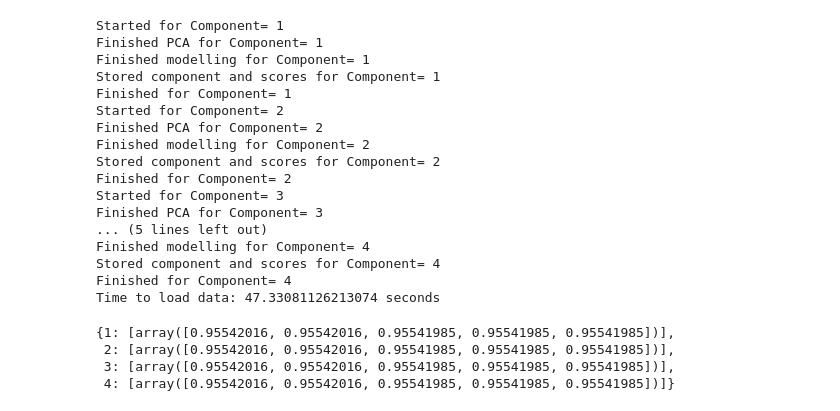
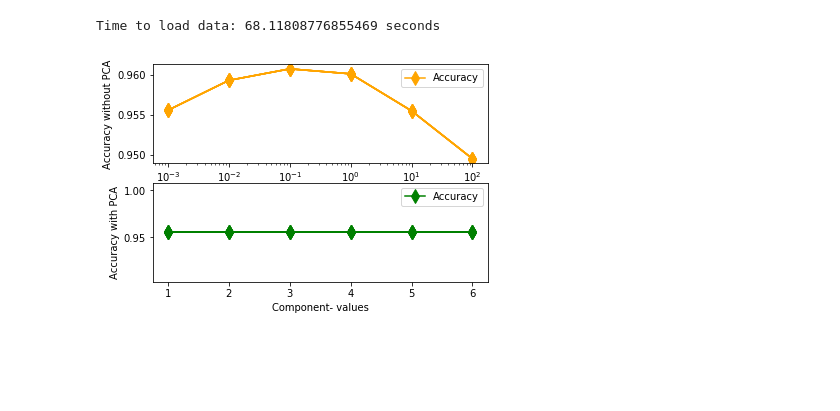
Before and after one commit to anuradhaboche/yelp-dataset-analysis, a Jupyter notebook: yelp_machine_learning.ipynb, the cells around one changed output. Saved outputs shown, nothing was run; the diff lists cells and outputs as text; code cells hidden in the pictures; blank space fills up the shorter version.

```diff
--- a/yelp_machine_learning.ipynb
+++ b/yelp_machine_learning.ipynb
@@ -41,7 +37,8 @@ from sklearn import metrics
 from sklearn.svm import LinearSVC
 scores= pd.DataFrame()
 
-C= [0.1,1,10,100,1000]
+# C=[0.001,0.01,0.1,1,10,100]
+C=[1]
 X=vectorizer
 y=las_vegas_data['label']
 dict_accuracy = {}
@@ -83,9 +68,9 @@ Time to load data: 1591.330164194107 seconds
 # %%
 from sklearn.decomposition import TruncatedSVD
+from sklearn.model_selection import cross_val_score
 from sklearn.model_selection import train_test_split
 from sklearn.preprocessing import StandardScaler
 
-dict_accuracy_pca = {}
 dict_accuracy_pca = {}
 X=vectorizer
 y=las_vegas_data['label']
@@ -93,68 +78,42 @@ y=las_vegas_data['label']
 svd = TruncatedSVD(n_components=5, n_iter=7, random_state=42).fit(X)
 
 start= time.time()
-for components in range(1,5):
-  print('Started for Component=',components)
-  reducedX = svd.transform((X))
-  print('Finished PCA for Component=',components)
+for components in range(1,7):
+  reducedX = svd.transform(X)
   dict_accuracy_pca[components] =[]
   svm_pca = LinearSVC(dual=False, max_iter=10000).fit(reducedX, y)
-  print('Finished modelling for Component=',components)
   scores_pca = cross_val_score(svm_pca, reducedX, y,cv=5, scoring='accuracy')
-  print('Stored component and scores for Component=',components)
   dict_accuracy_pca[components].append(scores_pca)
-  print('Finished for Component=',components)
 
 print("Time to load data: {} seconds".format(time.time() - start))
 # %% [output]
-Started for Component= 1
-Finished PCA for Component= 1
-Finished modelling for Component= 1
-Stored component and scores for Component= 1
-Finished for Component= 1
-Started for Component= 2
-Finished PCA for Component= 2
-Finished modelling for Component= 2
-Stored component and scores for Component= 2
-Finished for Component= 2
-Started for Component= 3
-Finished PCA for Component= 3
-... (5 lines left out)
-Finished modelling for Component= 4
-Stored component and scores for Component= 4
-Finished for Component= 4
-Time to load data: 47.33081126213074 seconds
+Time to load data: 68.11808776855469 seconds
-# %%
-dict_accuracy_pca
-# %% [output]
-{1: [array([0.95542016, 0.95542016, 0.95541985, 0.95541985, 0.95541985])],
- 2: [array([0.95542016, 0.95542016, 0.95541985, 0.95541985, 0.95541985])],
- 3: [array([0.95542016, 0.95542016, 0.95541985, 0.95541985, 0.95541985])],
- 4: [array([0.95542016, 0.95542016, 0.95541985, 0.95541985, 0.95541985])]}
 # %%
 import matplotlib.pyplot as plt
-fig, ax = plt.subplots(figsize=(6,4))
-# ax2 = ax.twinx()
+fig, (ax1,ax2) = plt.subplots(2)
 for c, x in dict_accuracy.items():
     non_avg_score = {k:np.mean(np.array(v)) for k,v in dict_accuracy.items()}
-    pca_avg_score = {k:np.mean(np.array(v)) for k,v in dict_accuracy_pca.items()}
+    avg_score = {k:np.mean(np.array(v)) for k,v in dict_accuracy_pca.items()}
     acc_list = sorted(non_avg_score.items())
-    pca_list = sorted(pca_avg_score.items())
+    pca_list = sorted(avg_score.items())
     x_plot, y_plot = zip(*acc_list)
     x, y = zip(*pca_list)
-    ax.plot(x_plot, y_plot, color='orange',marker='d',markersize=10)
-    ax.plot(x, y, color='green',marker='d',markersize=10)
-plt.subplot(1, 2, 1)
-ax.set_ylabel('Accuracy',fontsize=10)
-ax.legend(['Accuracy'],loc='upper right',fontsize=15)
-ax.set_xlabel('C- values',fontsize=10)
-plt.subplot(1, 2, 2)
-ax.set_ylabel('ROC AUC Score',fontsize=10)
-ax.legend(['Roc- Auc'],loc='upper right',fontsize=15)
-ax.set_xlabel('C- values',fontsize=10)
-plt.title("Accuracy score vs C- values without PCA")
-ax.set_xscale('log')
+    ax1.plot(x_plot, y_plot, color='orange',marker='d',markersize=10)
+    ax2.plot(x, y, color='green',marker='d',markersize=10)
+
+# ax1.title('Accurracy with and without PCA', fontsize=12)
+ax1.set_ylabel('Accuracy without PCA',fontsize=10)
+ax1.legend(['Accuracy'],loc='upper right',fontsize=10)
+ax1.set_xlabel('C- values',fontsize=10)
+ax1.set_xscale('log')
+
+ax2.set_ylabel('Accuracy with PCA',fontsize=10)
+ax2.legend(['Accuracy'],loc='bottom right',fontsize=10)
+ax2.set_xlabel('Component- values',fontsize=10)
+# ax2.set_xscale('log')
 plt.show()
+# %% [output]
+[figure, added]
 # %%
 import matplotlib.pyplot as plt
 def plot_coefficients(classifier, feature_names, top_features=20):
```
Also changed, not shown: parts of 10 cells of this notebook, 3 other files.
